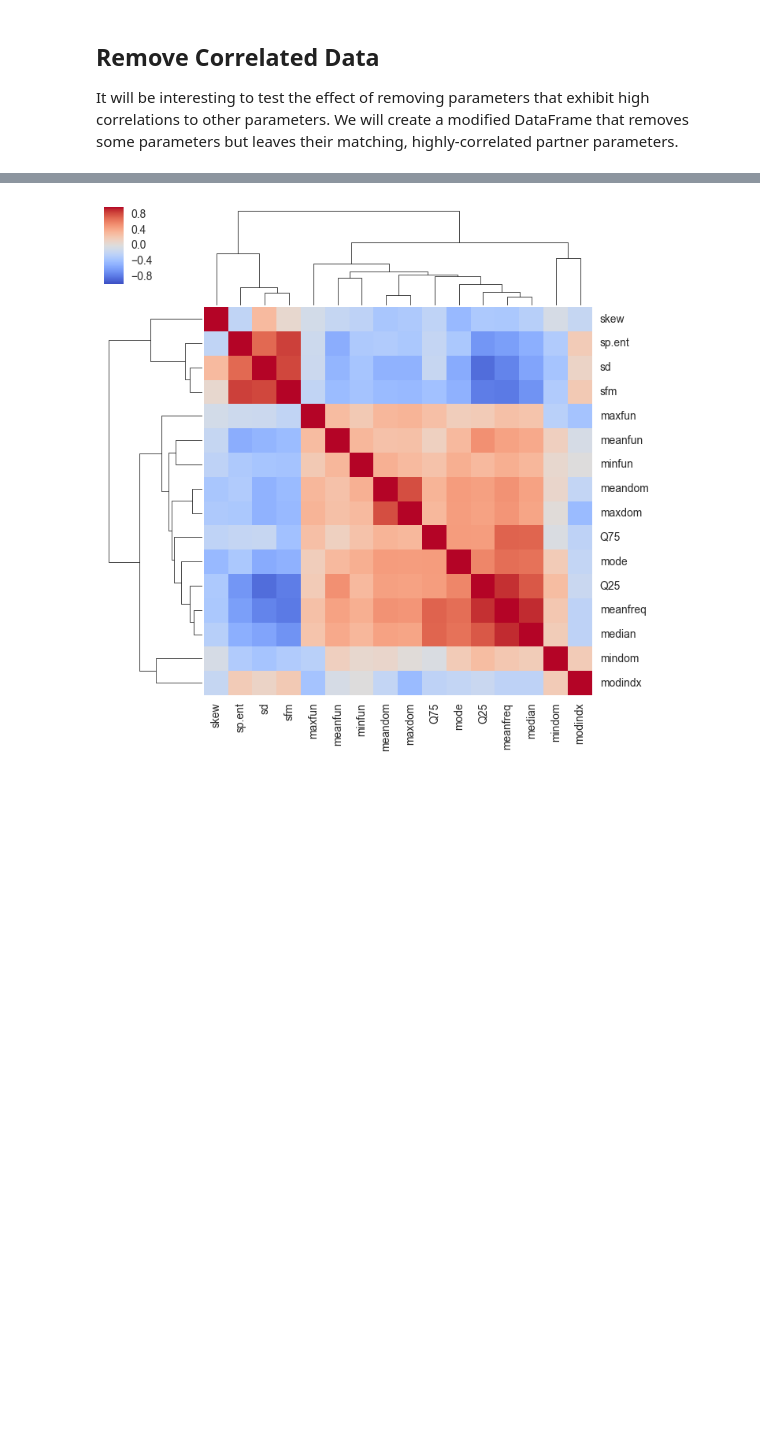
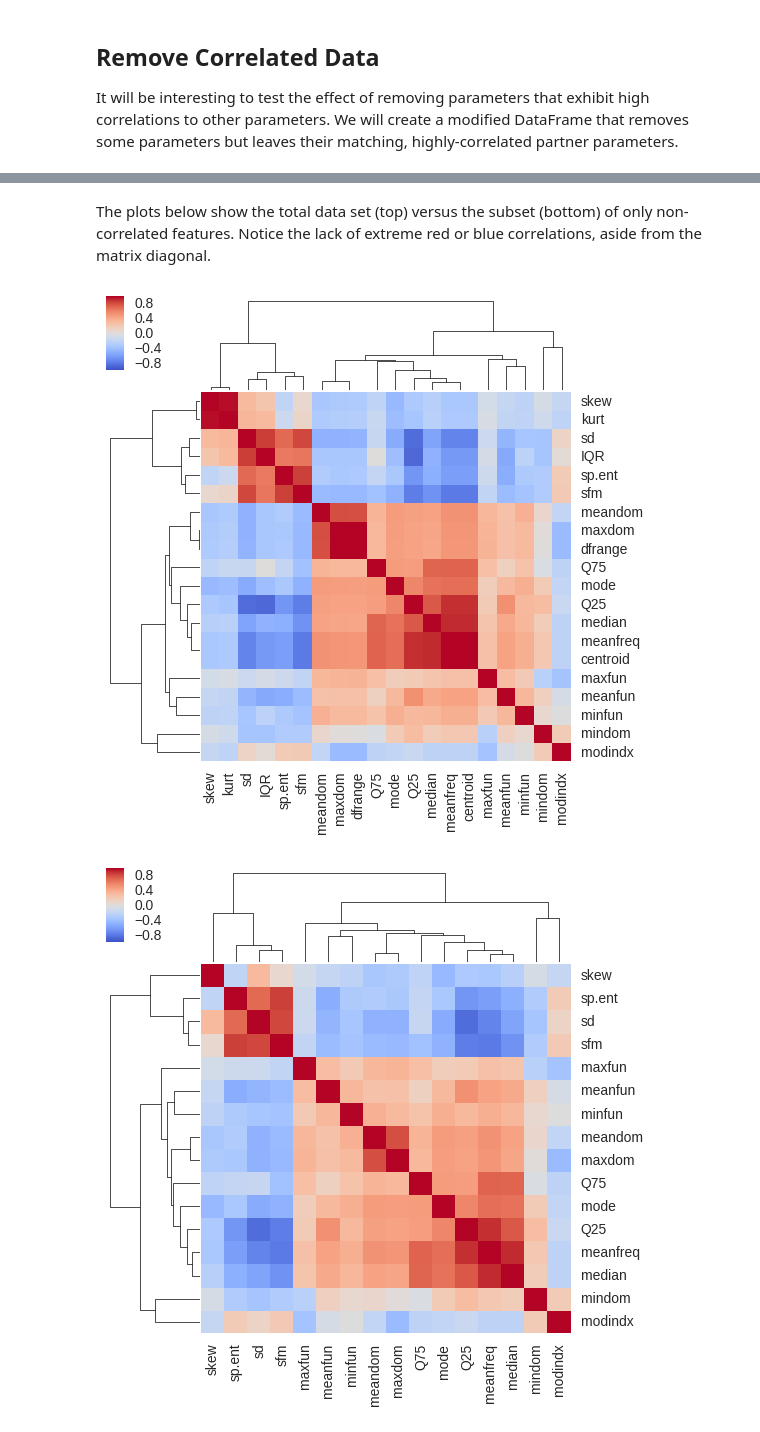
Before and after one commit to matthew-nm/Data-Project-Gender-Recognition-by-Voice, a Jupyter notebook: 02 Data Preparation.ipynb, the cells around one changed output, grey strips where cells are left out. Cells and saved outputs as stored; diff of their text form; code cells hidden in the pictures; blank space fills up the shorter version.

```diff
--- a/02 Data Preparation.ipynb
+++ b/02 Data Preparation.ipynb
@@ -84,7 +79,14 @@ data_scaleNoCorr.head()
+# %% [markdown]
+The plots below show the total data set (top) versus the subset (bottom) of only non-correlated features. Notice the lack of extreme red or blue correlations, aside from the matrix diagonal.
 # %%
 sns.set_style('whitegrid')
-g = sns.clustermap(data_scaleNoCorr.corr(), cmap='coolwarm', figsize=(8,8))
-for text in g.ax_heatmap.get_yticklabels():
+g1 = sns.clustermap(data_raw.corr(), cmap='coolwarm', figsize=(6,6))
+for text in g1.ax_heatmap.get_yticklabels():
     text.set_rotation('horizontal')
+
+g2 = sns.clustermap(data_scaleNoCorr.corr(), cmap='coolwarm', figsize=(6,6))
+for text in g2.ax_heatmap.get_yticklabels():
+    text.set_rotation('horizontal')
 # %% [output]
-[figure, old version]
+[figure, new version]
+[figure, added]
```
Also changed, not shown: parts of 6 cells of this notebook, 4 other files.
